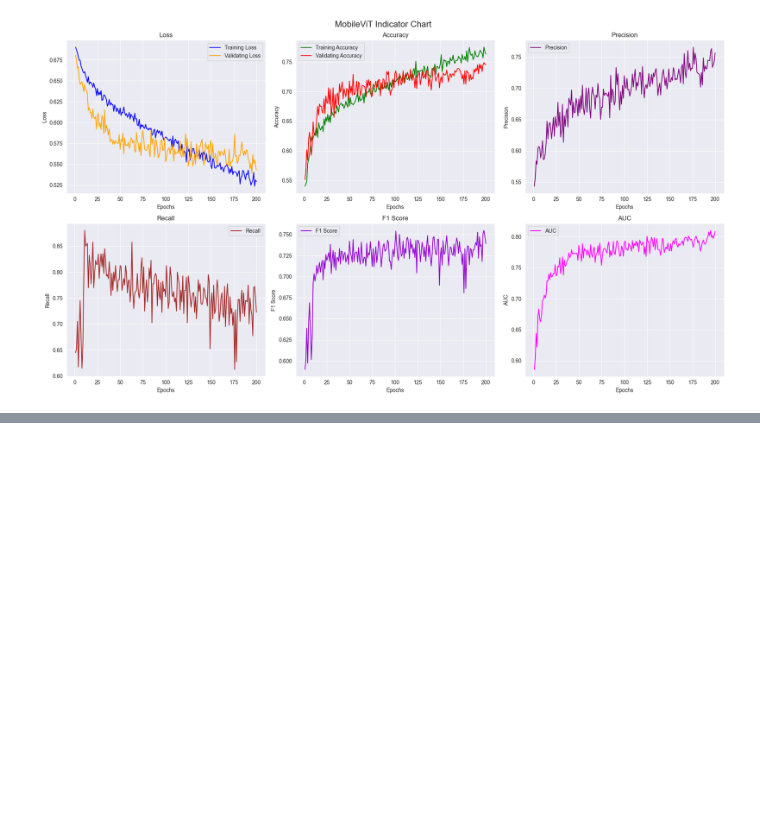
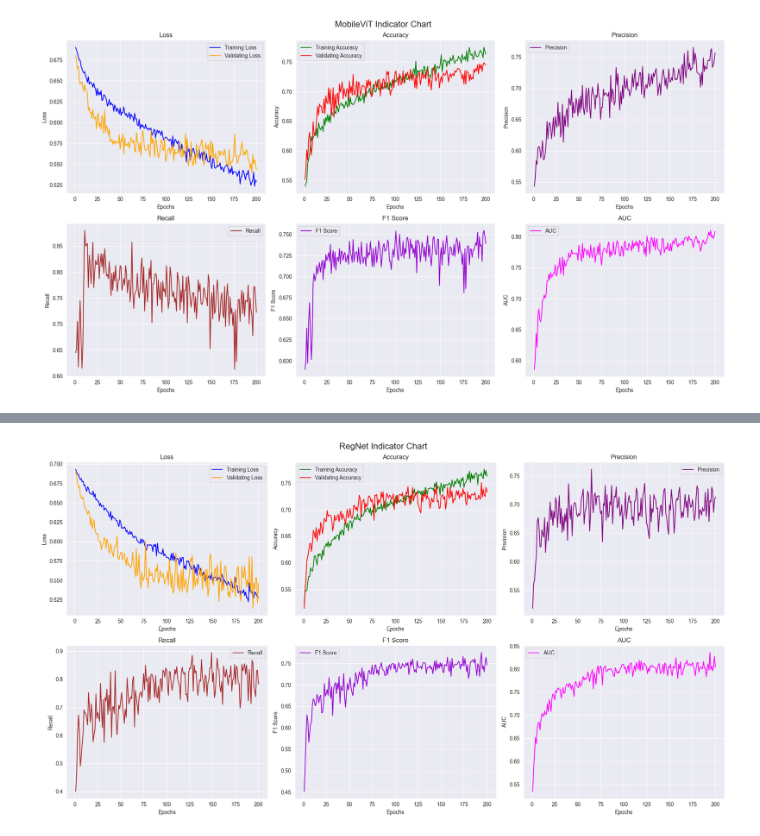
Before and after one commit to JackieLinn/Deepfake-Detection, a Jupyter notebook: draw_indicators.ipynb, the cells around one changed output, grey strips where cells are left out. Cells and saved outputs as stored; diff of their text form; code cells hidden in the pictures; blank space fills up the shorter version.

```diff
--- a/draw_indicators.ipynb
+++ b/draw_indicators.ipynb
@@ -1064,0 +1134,64 @@ plt.show()
+# %%
+import matplotlib.pyplot as plt
+
+epochs = metrics["epoch"]
+
+# 创建一个包含 6 个子图的图形（2 行 3 列）
+fig, axs = plt.subplots(2, 3, figsize=(18, 10))
+
+fig.suptitle(f"{model_name_title} Indicator Chart", fontsize=16)
+
+# 1. 损失变化图
+axs[0, 0].plot(epochs, metrics["training_loss"], label='Training Loss', color='blue')
+axs[0, 0].plot(epochs, metrics["validating_loss"], label='Validating Loss', color='orange')
+axs[0, 0].set_title('Loss')
+axs[0, 0].set_xlabel('Epochs')
+axs[0, 0].set_ylabel('Loss')
+axs[0, 0].legend()
+
+# 2. 准确率变化图
+axs[0, 1].plot(epochs, metrics["training_accuracy"], label='Training Accuracy', color='green')
+axs[0, 1].plot(epochs, metrics["validating_accuracy"], label='Validating Accuracy', color='red')
+axs[0, 1].set_title('Accuracy')
+axs[0, 1].set_xlabel('Epochs')
+axs[0, 1].set_ylabel('Accuracy')
+axs[0, 1].legend()
+
+# 3. 精确率变化图
+axs[0, 2].plot(epochs, metrics["precision"], label='Precision', color='purple')
+axs[0, 2].set_title('Precision')
+axs[0, 2].set_xlabel('Epochs')
+axs[0, 2].set_ylabel('Precision')
+axs[0, 2].legend()
+
+# 4. 召回率变化图
+axs[1, 0].plot(epochs, metrics["recall"], label='Recall', color='brown')
+axs[1, 0].set_title('Recall')
+axs[1, 0].set_xlabel('Epochs')
+axs[1, 0].set_ylabel('Recall')
+axs[1, 0].legend()
+
+# 5. F1分数变化图
+axs[1, 1].plot(epochs, metrics["f1_score"], label='F1 Score', color='darkviolet')
+axs[1, 1].set_title('F1 Score')
+axs[1, 1].set_xlabel('Epochs')
+axs[1, 1].set_ylabel('F1 Score')
+axs[1, 1].legend()
+
+# 6. AUC变化图
+axs[1, 2].plot(epochs, metrics["auc"], label='AUC', color='magenta')
+axs[1, 2].set_title('AUC')
+axs[1, 2].set_xlabel('Epochs')
+axs[1, 2].set_ylabel('AUC')
+axs[1, 2].legend()
+
+# 调整子图之间的间距
+plt.tight_layout()
+
+# 保存图形
+plt.savefig(f"./figures/{model_name}_indicator_chart.png", dpi=1000)
+
+# 显示图形
+plt.show()
+# %% [output]
+[figure, added]
```
Also changed, not shown: parts of 3 cells of this notebook, 2 other files.
